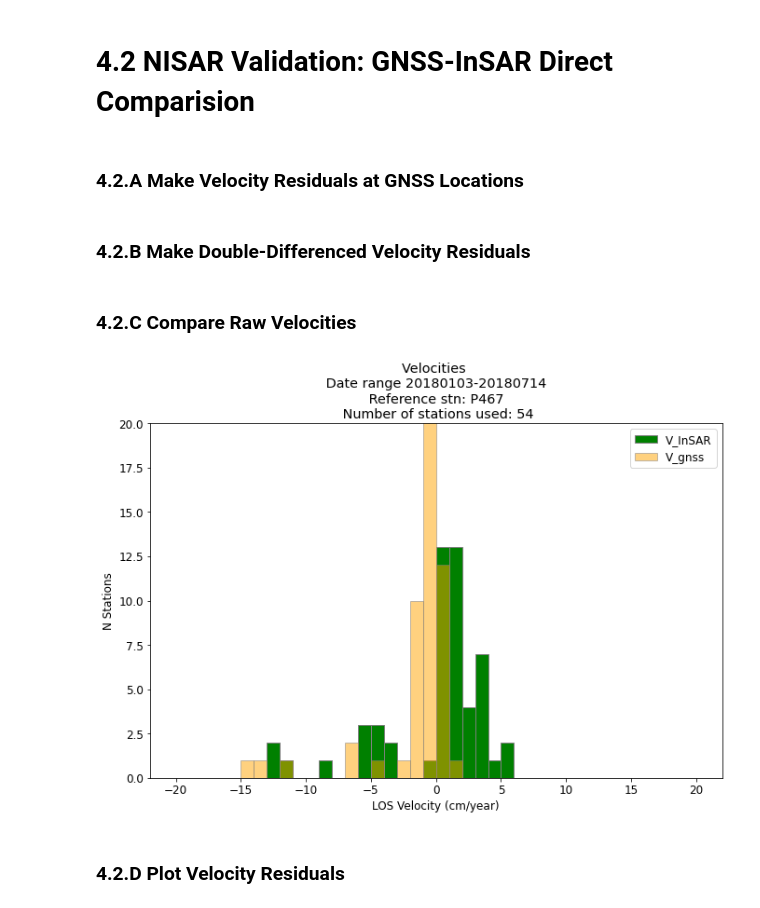
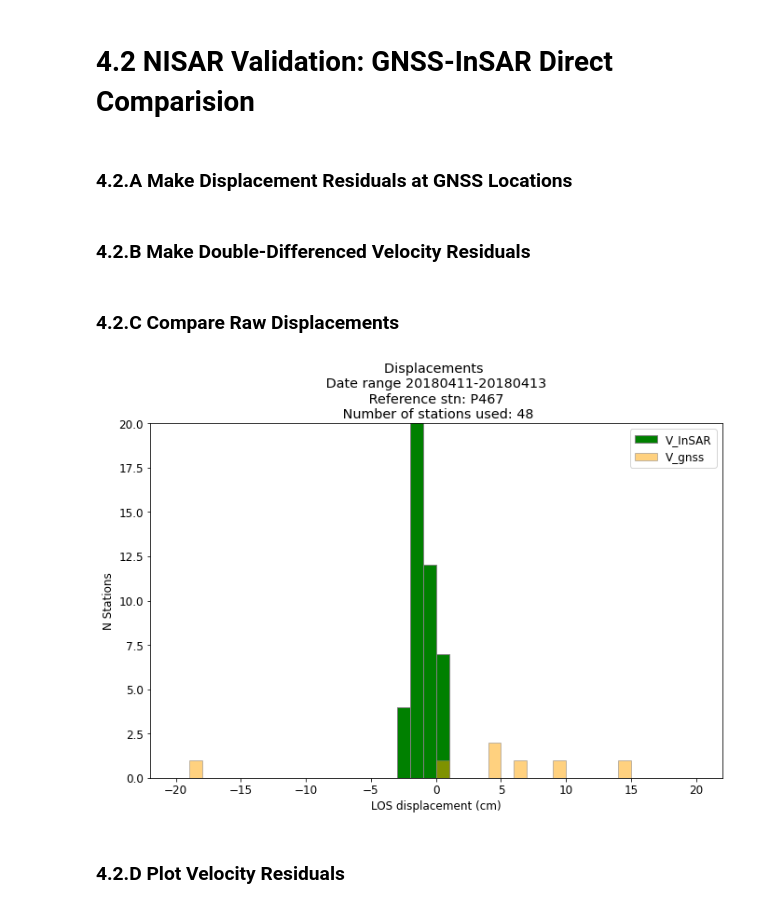
Before and after one commit to yunjunz/ATBD, a Jupyter notebook: Coseismic/NISAR_SES_Coseismic_Requirement_Validation_v1.ipynb, the cells around one changed output. Saved outputs shown, nothing was run; the diff lists cells and outputs as text; code cells hidden in the pictures.

```diff
--- a/Coseismic/NISAR_SES_Coseismic_Requirement_Validation_v1.ipynb
+++ b/Coseismic/NISAR_SES_Coseismic_Requirement_Validation_v1.ipynb
@@ -576,6 +581,9 @@ plot scale bar: [0.2, 0.2, 0.1]
 plot reference point
 showing ...
 [figure]
+# %%
+EQdataset = 'step'+earthquakeDate
+EQstep = readfile.read(vel_file, datasetName = EQdataset)[0] * 100.  #read and convert coseismic step from m to cm
 # %% [markdown]
 ### 4.1.B Find Collocated GNSS Stations
 The project will have access to L2 position data for continuous GNSS stations in third-party networks such NSF’s Plate Boundary Observatory, the HVO network for Hawaii, GEONET-Japan, and GEONET-New Zealand, located in target regions for NISAR solid earth calval. Station data will be post-processed by one or more analysis centers, will be freely available, and will have latencies of several days to weeks, as is the case with positions currently produced by the NSF’s GAGE Facility and separately by the University of Nevada Reno. Networks will contain one or more areas of high-density station coverage (2~20 km nominal station spacing over 100 x 100 km or more) to support validation of L2 NISAR requirements at a wide range of length scales.
@@ -689,10 +731,0 @@ List of 6 stations removed from analysis
-# %%
-gps_comp = 'enu2los'
-site_vels = gps.get_gps_los_obs(
-    insar_file=vel_file,
-    site_names=site_names,
-    start_date=start_date,
-    end_date=end_date,
-    gps_comp=gps_comp,
-    redo=True) * 100.
-print(site_vels)
@@ -724,5 +740,5 @@ site_vels = site_vels - site_vels[ref_site_ind]
 ref_site_lat = float(site_lats[ref_site_ind])
 ref_site_lon = float(site_lons[ref_site_ind])
 ref_y, ref_x = ut.coordinate(atr).geo2radar(ref_site_lat, ref_site_lon)[:2]
-vel = vel - vel[ref_y, ref_x]
+EQstep = EQstep - EQstep[ref_y, ref_x]
 # %%
@@ -748,7 +764,7 @@ fig.savefig(out_fig, bbox_inches='tight', transparent=True, dpi=300)
 # %% [markdown]
 # 4.2 NISAR Validation: GNSS-InSAR Direct Comparision
 # %% [markdown]
-### 4.2.A Make Velocity Residuals at GNSS Locations
+### 4.2.A Make Displacement Residuals at GNSS Locations
 # %%
 #Set Parameters
 pixel_radius = 5   #number of InSAR pixels to average for comparison with GNSS
@@ -766,29 +782,29 @@ for i in range(0,len(site_names)):
     y_value = round((stn_lat - N)/lat_step)
 
     # get velocities and residuals
-    vel_GPS = site_vels[i]
+    disp_GPS = site_vels[i]
     #Caution: If you expand the radius parameter farther than the bounding grid it will break.
     #To fix, remove the station in section 4 when the site_names list is filtered
-    vel_px_rad = vel[y_value-pixel_radius:y_value+1+pixel_radius,
+    disp_px_rad = EQstep[y_value-pixel_radius:y_value+1+pixel_radius,
                      x_value-pixel_radius:x_value+1+pixel_radius]
-    vel_InSAR = np.median(vel_px_rad)
-    residual = vel_GPS - vel_InSAR
+    disp_InSAR = np.median(disp_px_rad)
+    residual = disp_GPS - disp_InSAR
 
     # populate data structure
-    values = [x_value, y_value, vel_InSAR, vel_GPS, residual, stn_lat, stn_lon]
+    values = [x_value, y_value, disp_InSAR, disp_GPS, residual, stn_lat, stn_lon]
     stn = site_names[i]
     stn_dict[stn] = values
 
 # extract data from structure
 res_list = []
-insar_vel = []
-gnss_vel = []
+insar_disp = []
+gnss_disp = []
 lat_list = []
 lon_list = []
 for i in range(len(site_names)):
     stn = site_names[i]
-    insar_vel.append(stn_dict[stn][2])
-    gnss_vel.append(stn_dict[stn][3])
+    insar_disp.append(stn_dict[stn][2])
+    gnss_disp.append(stn_dict[stn][3])
     res_list.append(stn_dict[stn][4])
     lat_list.append(stn_dict[stn][5])
     lon_list.append(stn_dict[stn][6])
@@ -826,20 +842,20 @@ for i in range(len(site_names_analysis)-1):
         stn_dist = math.sqrt(dlat**2 + dlon**2)*111
         stn_dist_list.append(stn_dist)
 # %% [markdown]
-### 4.2.C Compare Raw Velocities
+### 4.2.C Compare Raw Displacements
 # %%
 vmin, vmax = -20, 20
 plt.figure(figsize=(11,7))
-plt.hist(insar_vel, range = [vmin, vmax],bins = 40, color = "green",edgecolor='grey',label='V_InSAR')
-plt.hist(gnss_vel, range = [vmin, vmax],bins = 40, color = "orange",edgecolor='grey',label='V_gnss', alpha=0.5)
+plt.hist(insar_disp, range = [vmin, vmax],bins = 40, color = "green",edgecolor='grey',label='V_InSAR')
+plt.hist(gnss_disp, range = [vmin, vmax],bins = 40, color = "orange",edgecolor='grey',label='V_gnss', alpha=0.5)
 plt.legend(loc='upper right')
-plt.title(f"Velocities \n Date range {start_date}-{end_date} \n Reference stn: {gps_ref_site_name} \n Number of stations used: {num_stn}")
-plt.xlabel('LOS Velocity (cm/year)')
+plt.title(f"Displacements \n Date range {EQpre_date}-{EQpost_date} \n Reference stn: {gps_ref_site_name} \n Number of stations used: {num_stn}")
+plt.xlabel('LOS displacement (cm)')
 plt.ylabel('N Stations')
 plt.ylim(0,20)
 plt.show()
 # %% [output]
-[figure, old version]
+[figure, new version]
 # %% [markdown]
 ### 4.2.D Plot Velocity Residuals
 # %%
```
Also changed, not shown: parts of 18 cells of this notebook.
